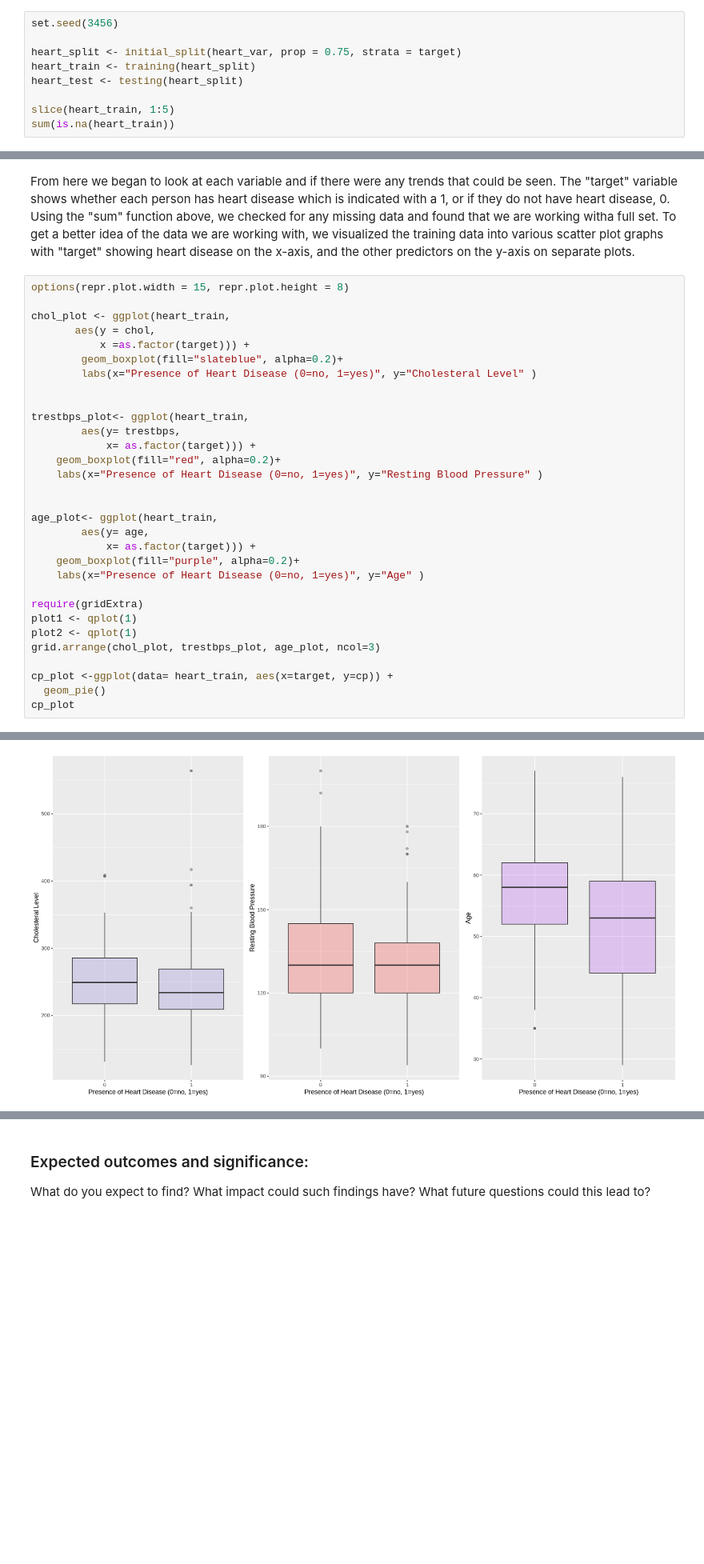
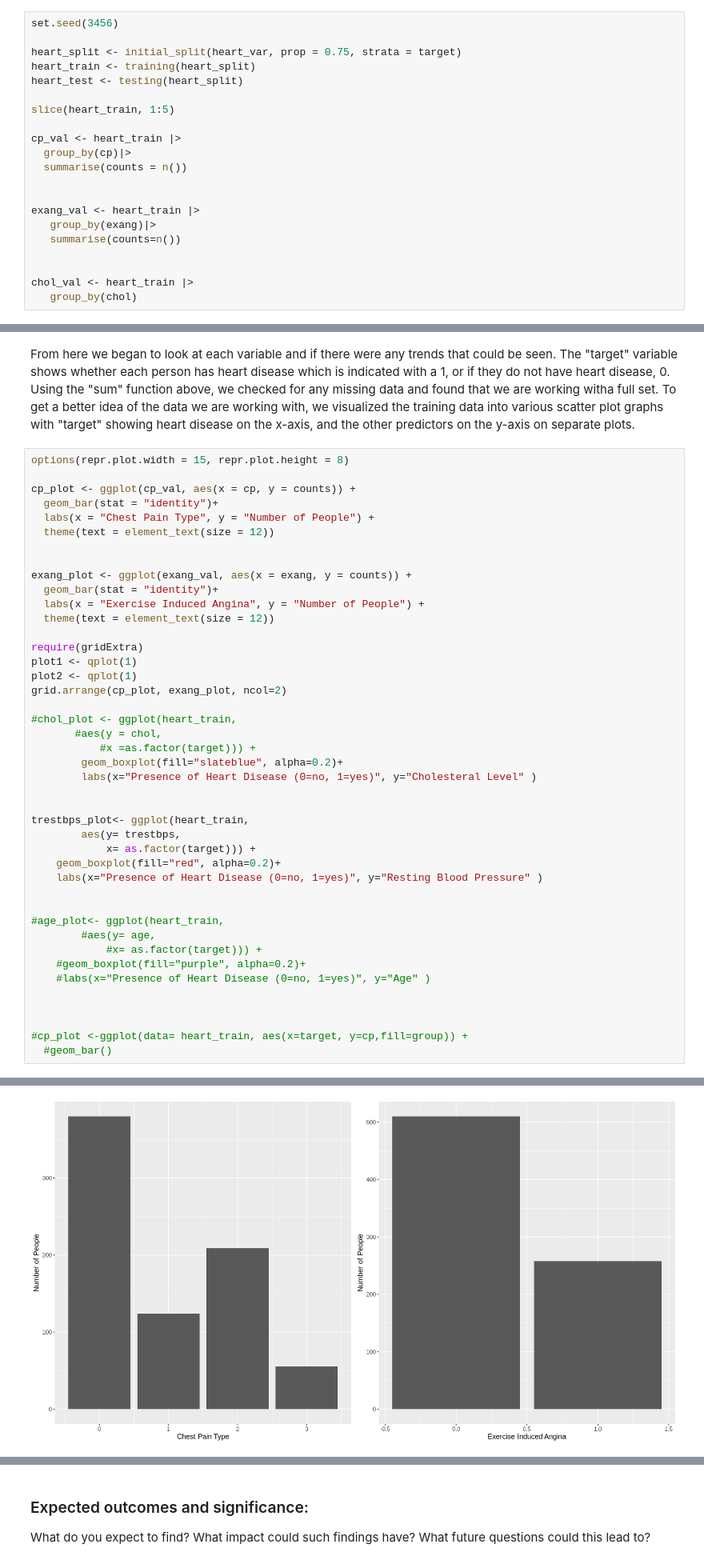
Before and after one commit to jennywyzhao/dsci-group-project-002-14, a Jupyter notebook: Project-Proposal.ipynb, the cells around one changed output, grey strips where cells are left out. Shown at 80% size. Saved outputs shown, nothing was run; the diff lists cells and outputs as text; blank space fills up the shorter version.

Commit message:
modified plots

```diff
--- a/Project-Proposal.ipynb
+++ b/Project-Proposal.ipynb
@@ -63,7 +66,19 @@ heart_train <- training(heart_split)
 heart_test <- testing(heart_split)
 
 slice(heart_train, 1:5)
-sum(is.na(heart_train))
+
+cp_val <- heart_train |>
+  group_by(cp)|>
+  summarise(counts = n())
+
+
+exang_val <- heart_train |>
+   group_by(exang)|>
+   summarise(counts=n())
+
+
+chol_val <- heart_train |>
+   group_by(chol)
 # %% [output]
 A tibble: 5 × 6
 | age | exang | chol | cp | trestbps | target |
@@ -79,9 +93,25 @@ From here we began to look at each variable and if there were any trends that co
 # %%
 options(repr.plot.width = 15, repr.plot.height = 8)
 
-chol_plot <- ggplot(heart_train,
-       aes(y = chol,
-           x =as.factor(target))) +
+cp_plot <- ggplot(cp_val, aes(x = cp, y = counts)) +
+  geom_bar(stat = "identity")+
+  labs(x = "Chest Pain Type", y = "Number of People") +
+  theme(text = element_text(size = 12))
+
+
+exang_plot <- ggplot(exang_val, aes(x = exang, y = counts)) +
+  geom_bar(stat = "identity")+
+  labs(x = "Exercise Induced Angina", y = "Number of People") +
+  theme(text = element_text(size = 12))
+
+require(gridExtra)
+plot1 <- qplot(1)
+plot2 <- qplot(1)
+grid.arrange(cp_plot, exang_plot, ncol=2)
+
+#chol_plot <- ggplot(heart_train,
+       #aes(y = chol,
+           #x =as.factor(target))) +
         geom_boxplot(fill="slateblue", alpha=0.2)+
         labs(x="Presence of Heart Disease (0=no, 1=yes)", y="Cholesteral Level" )
 
@@ -93,18 +123,14 @@ trestbps_plot<- ggplot(heart_train,
     labs(x="Presence of Heart Disease (0=no, 1=yes)", y="Resting Blood Pressure" )
 
 
-age_plot<- ggplot(heart_train,
-        aes(y= age,
-            x= as.factor(target))) +
-    geom_boxplot(fill="purple", alpha=0.2)+
-    labs(x="Presence of Heart Disease (0=no, 1=yes)", y="Age" )
+#age_plot<- ggplot(heart_train,
+        #aes(y= age,
+            #x= as.factor(target))) +
+    #geom_boxplot(fill="purple", alpha=0.2)+
+    #labs(x="Presence of Heart Disease (0=no, 1=yes)", y="Age" )
 
-require(gridExtra)
-plot1 <- qplot(1)
-plot2 <- qplot(1)
-grid.arrange(chol_plot, trestbps_plot, age_plot, ncol=3)
 
-cp_plot <-ggplot(data= heart_train, aes(x=target, y=cp)) +
-  geom_pie()
-cp_plot
+
+#cp_plot <-ggplot(data= heart_train, aes(x=target, y=cp,fill=group)) +
+  #geom_bar()
 # %% [output]
@@ -112,4 +137,4 @@ ERROR: Error in geom_pie(): could not find function "geom_pie"
-[figure, old version]
+[figure, new version]
 # %% [markdown]
 ### Methods:
 Explain how you will conduct either your data analysis and which variables/columns you will use.
```
Also changed, not shown: parts of 3 cells of this notebook.
